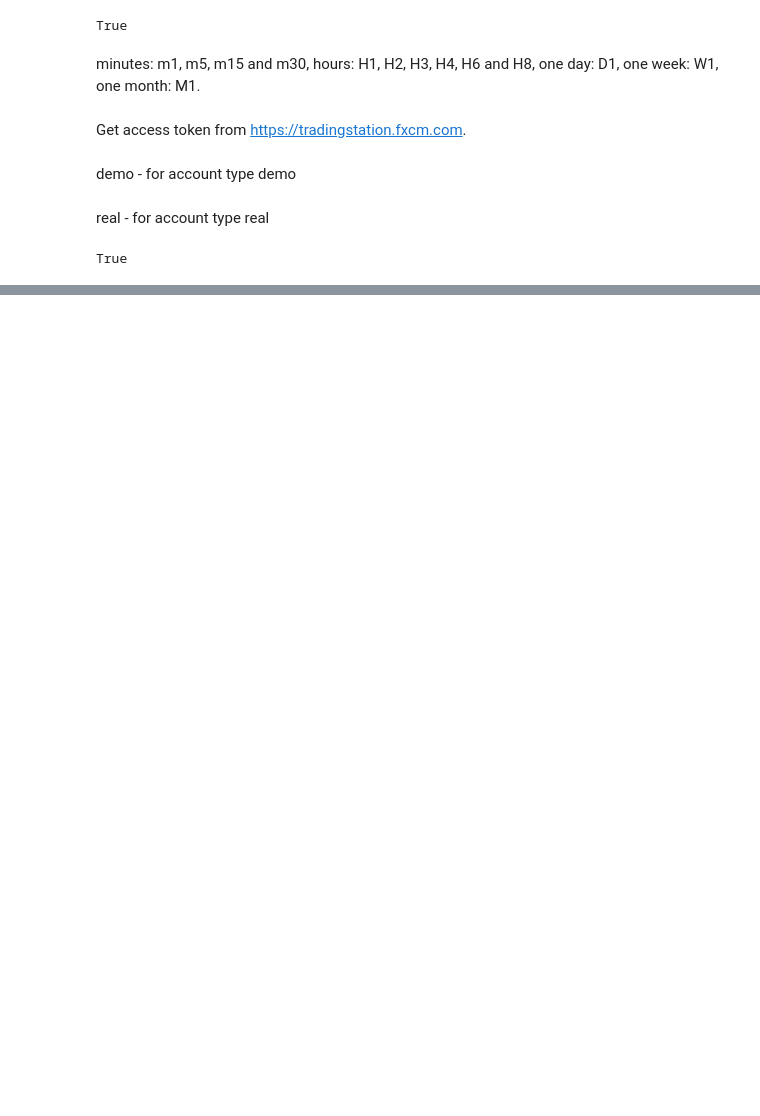
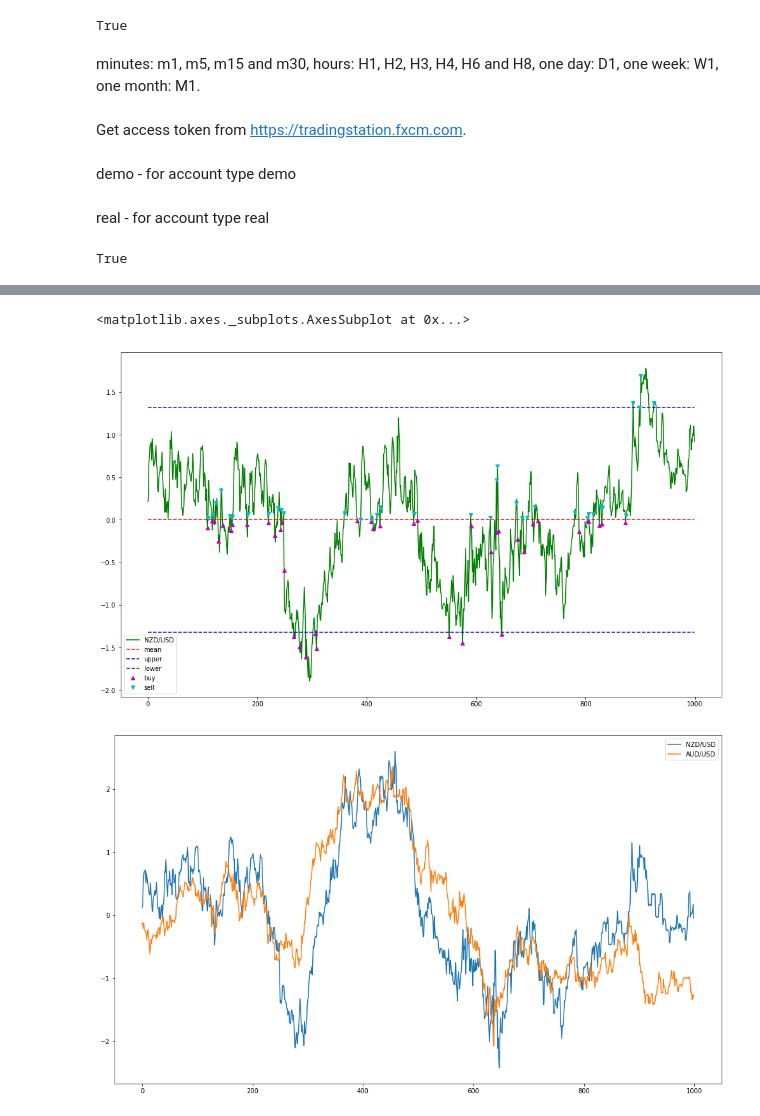
Before and after one commit to jtblog/FXCM_Python, a Jupyter notebook: FXCM Trader.ipynb, the cells around one changed output, grey strips where cells are left out. Drawn from its saved outputs; the diff is of its cells as text; code cells hidden in the pictures; blank space fills up the shorter version.

```diff
--- a/FXCM Trader.ipynb
+++ b/FXCM Trader.ipynb
@@ -136,0 +170,10 @@ except:
+# %%
+y = 'NZD/USD'
+x = 'AUD/USD'
+shd_obj.pairwise_spreadplot(y, x)
+#shd_obj.pairwise_spread(y)
+shd_obj.pairwise_plot(y, x)
+# %% [output]
+<matplotlib.axes._subplots.AxesSubplot at 0x...>
+[figure, added]
+[figure, added]
```
Also changed, not shown: parts of 5 cells of this notebook, 1 other file.
